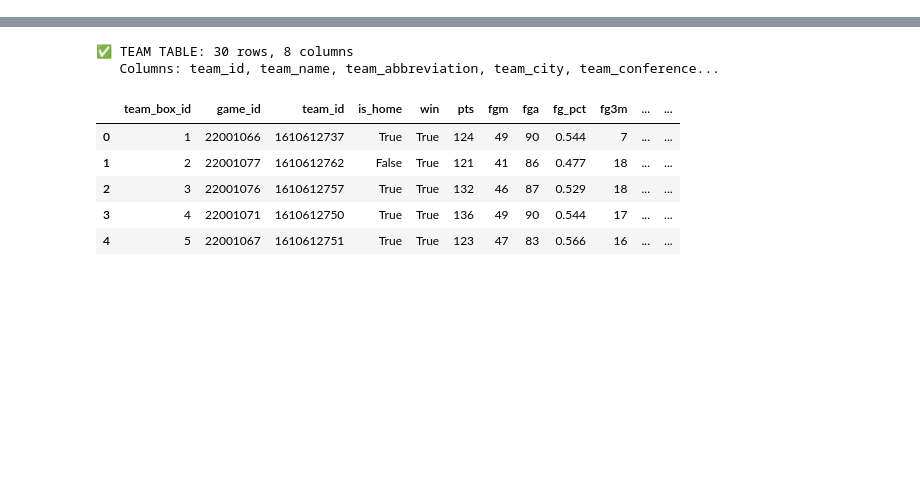
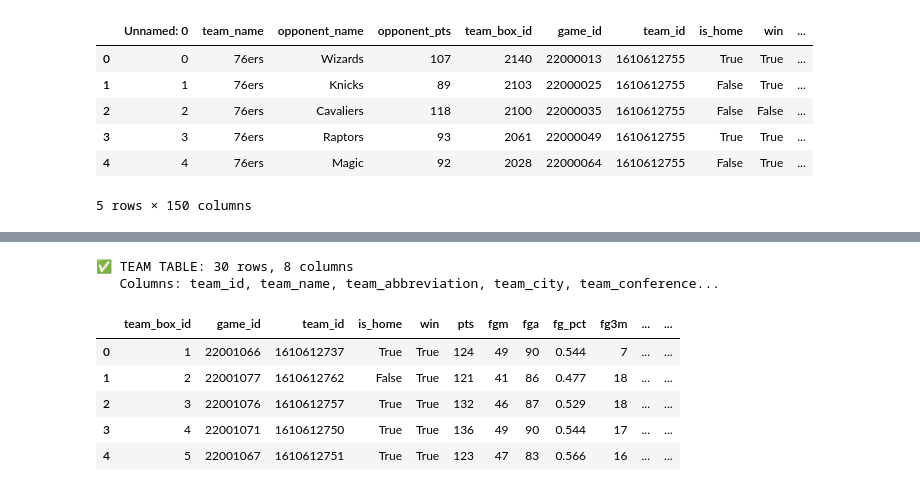
Before and after one commit to nealkuperman/Data_Science_I_project, a Jupyter notebook: scripts/NBA code3(testing ver.).ipynb, the cells around one changed output, grey strips where cells are left out. Cells and saved outputs as stored; diff of their text form; code cells hidden in the pictures; blank space fills up the shorter version.

```diff
--- a/scripts/NBA code3(testing ver.).ipynb
+++ b/scripts/NBA code3(testing ver.).ipynb
@@ -7,0 +13,10 @@ warnings.filterwarnings('ignore')
+# %%
+clean_data_df.head()
+# %% [output]
+|  | Unnamed: 0 | team_name | opponent_name | opponent_pts | team_box_id | game_id | team_id | is_home | win | ... |
+| 0 | 0 | 76ers | Wizards | 107 | 2140 | 22000013 | 1610612755 | True | True | ... |
+| 1 | 1 | 76ers | Knicks | 89 | 2103 | 22000025 | 1610612755 | False | True | ... |
+| 2 | 2 | 76ers | Cavaliers | 118 | 2100 | 22000035 | 1610612755 | False | False | ... |
+| 3 | 3 | 76ers | Raptors | 93 | 2061 | 22000049 | 1610612755 | True | True | ... |
+| 4 | 4 | 76ers | Magic | 92 | 2028 | 22000064 | 1610612755 | False | True | ... |
+5 rows × 150 columns
```
Also changed, not shown: parts of 14 cells of this notebook.
